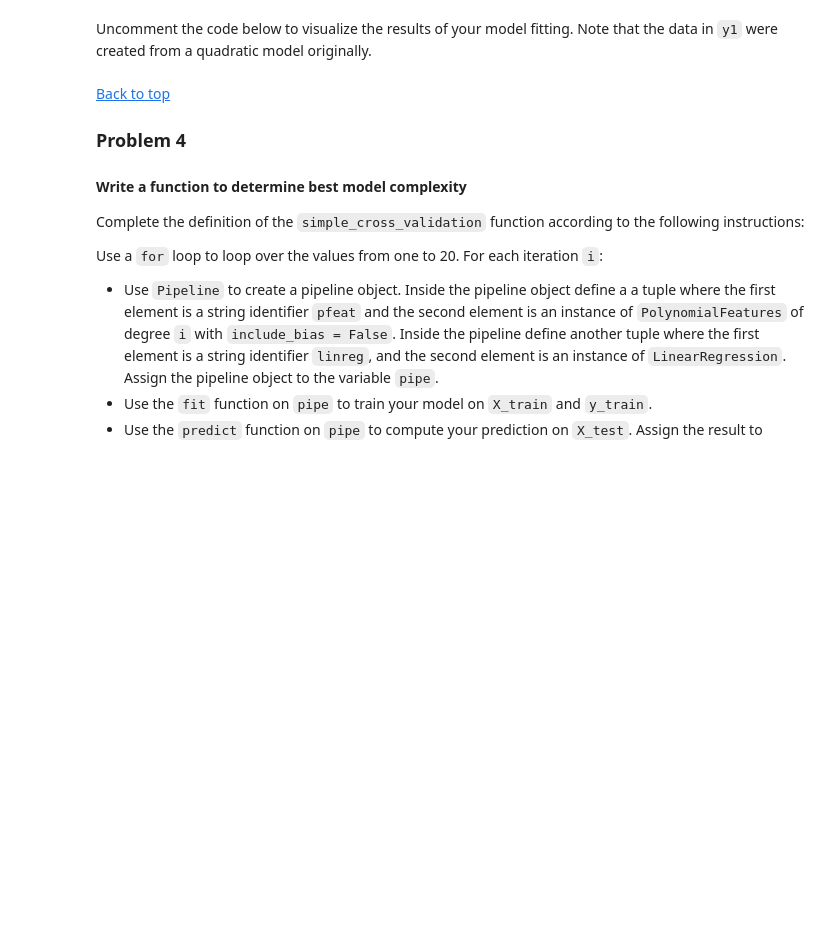
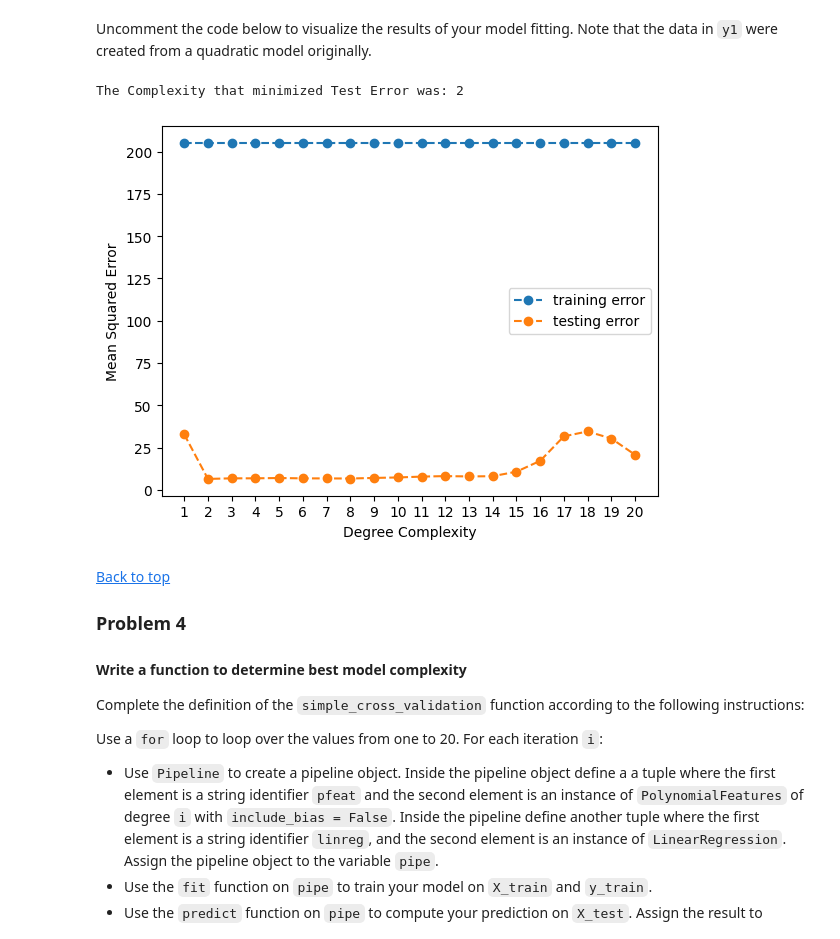
Before and after one commit to revathys/AIMLLearn, a Jupyter notebook: colab_activity8_3.ipynb, the cells around one changed output. Saved outputs shown, nothing was run; the diff lists cells and outputs as text; code cells hidden in the pictures; blank space fills up the shorter version.

```diff
--- a/colab_activity8_3.ipynb
+++ b/colab_activity8_3.ipynb
@@ -59,6 +59,7 @@ The scikit-learn library has a built-in function called `train_test_split` that
 
 X_train, X_test, y1_train, y1_test = '', '', '', ''
 
+X_train,X_test,y1_train,y1_test = train_test_split(df['x'], df['y1'], test_size = 0.3, random_state = 32)
 
 # Answer check
 print(df['x'].shape, X_train.shape, X_test.shape)
@@ -104,7 +117,13 @@ train_mses = []
 test_mses = []
 
 #for complexity 1 - 20:
-
+for i in range(1,21):
+    pipe = Pipeline([('pfeat', PolynomialFeatures(degree = i, include_bias = False)), ('linreg', LinearRegression())])
+    pipe.fit(X_train.values.reshape(-1,1), y1_train)
+    train_preds = pipe.predict(X_train.values.reshape(-1,1))
+    test_preds = pipe.predict(X_test.values.reshape(-1,1))
+    train_mses.append(mean_squared_error(X_train, y1_train))
+    test_mses.append(mean_squared_error(test_preds, y1_test))
     #create pipeline with PolynomialFeatures and LinearRegression
     #remember to set include_bias = False
 
@@ -121,13 +140,16 @@ best_model_complexity = ''
 # %% [markdown]
 Uncomment the code below to visualize the results of your model fitting.  Note that the data in `y1` were created from a quadratic model originally.
 # %%
-# print(f'The Complexity that minimized Test Error was: {test_mses.index(min(test_mses)) + 1}')
-# plt.plot(range(1, 21), train_mses, '--o', label = 'training error')
-# plt.plot(range(1, 21), test_mses, '--o', label = 'testing error')
-# plt.xticks(range(1, 21), range(1, 21))
-# plt.xlabel('Degree Complexity')
-# plt.ylabel('Mean Squared Error')
-# plt.legend();
+print(f'The Complexity that minimized Test Error was: {test_mses.index(min(test_mses)) + 1}')
+plt.plot(range(1, 21), train_mses, '--o', label = 'training error')
+plt.plot(range(1, 21), test_mses, '--o', label = 'testing error')
+plt.xticks(range(1, 21), range(1, 21))
+plt.xlabel('Degree Complexity')
+plt.ylabel('Mean Squared Error')
+plt.legend();
+# %% [output]
+The Complexity that minimized Test Error was: 2
+[figure, added]
 # %% [markdown]
 [Back to top](#Index:)
 
```
Also changed, not shown: parts of 3 cells of this notebook.
